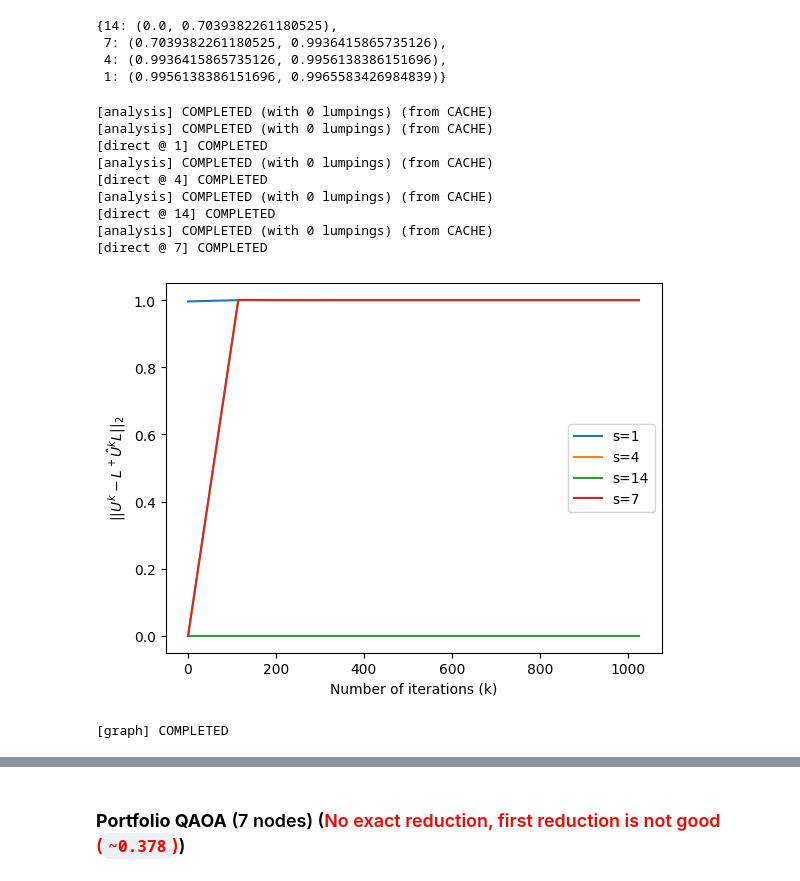
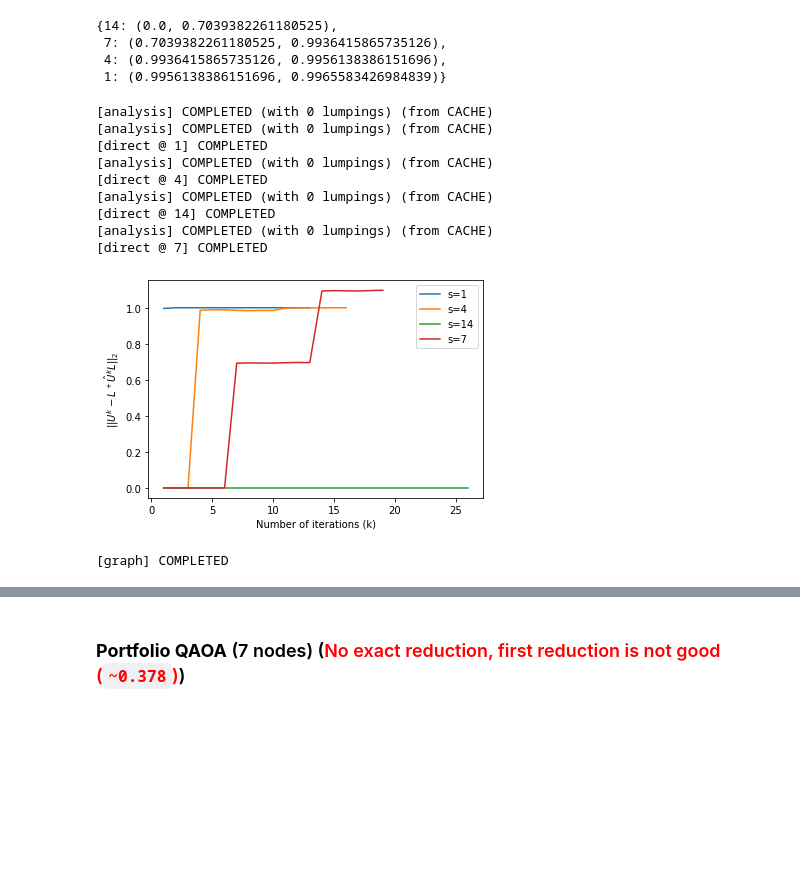
Before and after one commit to Antonio-JP/CLUE, a Jupyter notebook: notebooks/numerical_quantum.ipynb, the cells around one changed output, grey strips where cells are left out. Drawn from its saved outputs; the diff is of its cells as text; code cells hidden in the pictures; blank space fills up the shorter version.

```diff
--- a/notebooks/numerical_quantum.ipynb
+++ b/notebooks/numerical_quantum.ipynb
@@ -167,17 +200,17 @@ epsilon_intervals(A, threshold)
  4: (0.9936415865735126, 0.9956138386151696),
  1: (0.9956138386151696, 0.9965583426984839)}
 # %%
-generate_error_graph(GS, iter_size=20, threshold=threshold)
+generate_error_graph(GS, threshold=threshold)
 # %% [output]
 [analysis] COMPLETED (with 0 lumpings) (from CACHE)
 [analysis] COMPLETED (with 0 lumpings) (from CACHE)
 [direct @ 1] COMPLETED
 [analysis] COMPLETED (with 0 lumpings) (from CACHE)
 [direct @ 4] COMPLETED
 [analysis] COMPLETED (with 0 lumpings) (from CACHE)
 [direct @ 14] COMPLETED
 [analysis] COMPLETED (with 0 lumpings) (from CACHE)
 [direct @ 7] COMPLETED
-[figure, old version]
+[figure, new version]
 [graph] COMPLETED
 # %%
```
Also changed, not shown: parts of 12 cells of this notebook, 2 other files.
